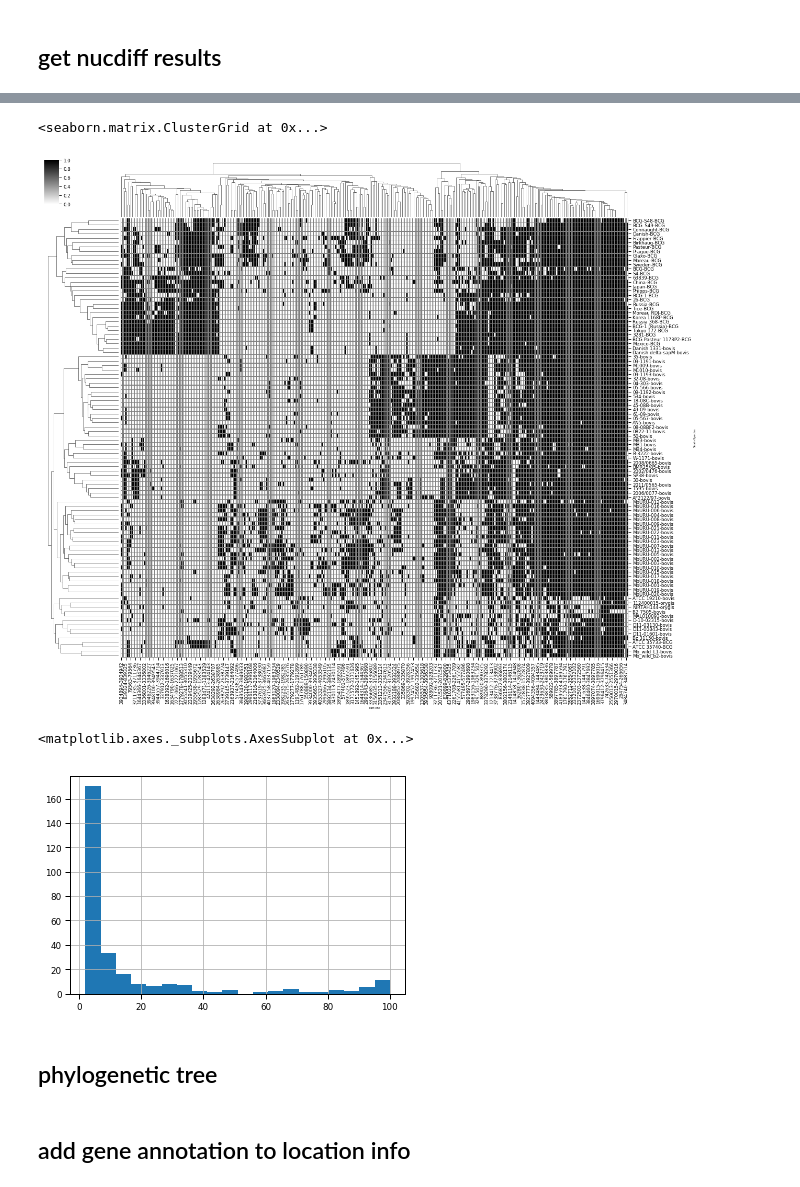
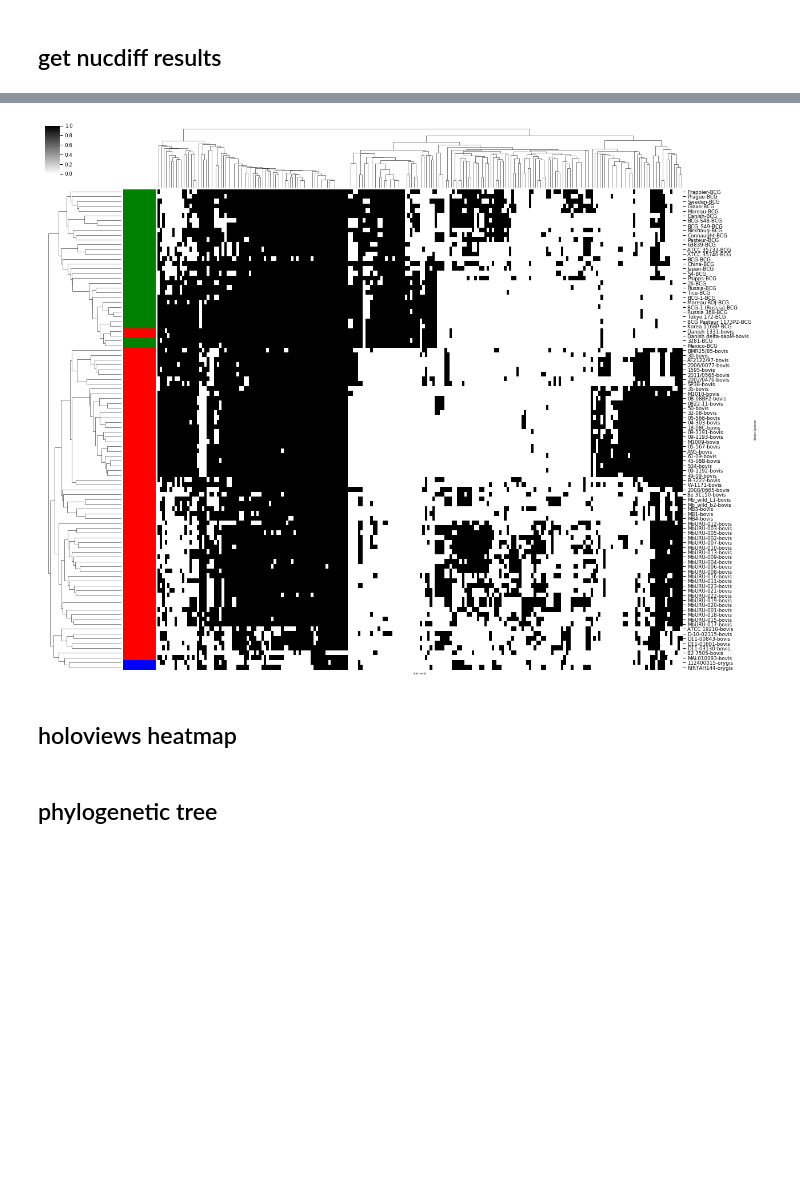
Before and after one commit to dmnfarrell/mtbdiff, a Jupyter notebook: notebooks/bovis_example.ipynb, the cells around one changed output, grey strips where cells are left out. Saved outputs shown, nothing was run; the diff lists cells and outputs as text; code cells hidden in the pictures; blank space fills up the shorter version.

```diff
--- a/notebooks/bovis_example.ipynb
+++ b/notebooks/bovis_example.ipynb
@@ -68,12 +155,15 @@ ba = info[info.Assembly_nover.isin(struct.assembly)][icols]
 reload(analysis)
 reload(utils)
 
-rdmat = utils.RD_matrix(struct, columns=['Strain','Species'])
-smat = utils.sites_matrix(struct, columns=['Strain','Species'], freq=10)
-
-species = dm.T.index.get_level_values(1)
+filt = struct[struct.region!='PE/PPE']
+rdmat = utils.RD_matrix(filt, columns=['Strain','Species'])
+smat = utils.sites_matrix(filt, columns=['Strain','Species'], freq=10)#, values='length')
+print (len(smat))
+smat.to_csv('sites_matrix.csv',index=False)
+species = smat.T.index.get_level_values(1)
 lut = dict(zip(species.unique(), "rbg"))
 row_colors = species.map(lut)
 
-analysis.plot_RD(rdmat.T,row_colors=row_colors)
+#cm=analysis.plot_RD(rdmat.T,row_colors=row_colors)
+#cm.fig.savefig('rd_sites.svg',dpi=150)
 # %% [output]
@@ -82,15 +171,10 @@ analysis.plot_RD(rdmat.T,row_colors=row_colors)
-# %%
-#g=sns.clustermap(smat.T,figsize=(18,19),xticklabels=False,row_colors=row_colors,
-#                 yticklabels=True,cmap='gray_r',lw=.5,col_cluster=False)
-#g.ax_heatmap.set_title('common indel sites in M.bovis',fontsize=20)
-analysis.plot_RD(smat.T, width=20)
-#g.savefig('mbovis_indel_sites.png',dpi=150)
-# %% [output]
-<seaborn.matrix.ClusterGrid at 0x...>
-[figure, removed]
-# %%
-x=dm.sum(1).sort_values(ascending=False)
-x.hist(lw=1,bins=20)
-# %% [output]
-<matplotlib.axes._subplots.AxesSubplot at 0x...>
-[figure, removed]
+# %%
+reload(analysis)
+from matplotlib.colors import LogNorm
+X=smat.T
+cm=analysis.plot_RD(X, width=20, row_colors=row_colors, xticklabels=[])#,col_cluster=False)
+cm.fig.savefig('mbovis_indel_sites.svg')
+# %% [output]
+[figure, added]
+# %% [markdown]
+## holoviews heatmap
@@ -107,5 +206,3 @@ matrix = DistanceMatrix(list(dmat.index), np.tril(dmat).tolist())
 #constructor = DistanceTreeConstructor()
 #tree = constructor.upgma(X)
 #print(tree)
-# %% [markdown]
-## add gene annotation to location info
```
Also changed, not shown: parts of 19 cells of this notebook, 4 other files.
